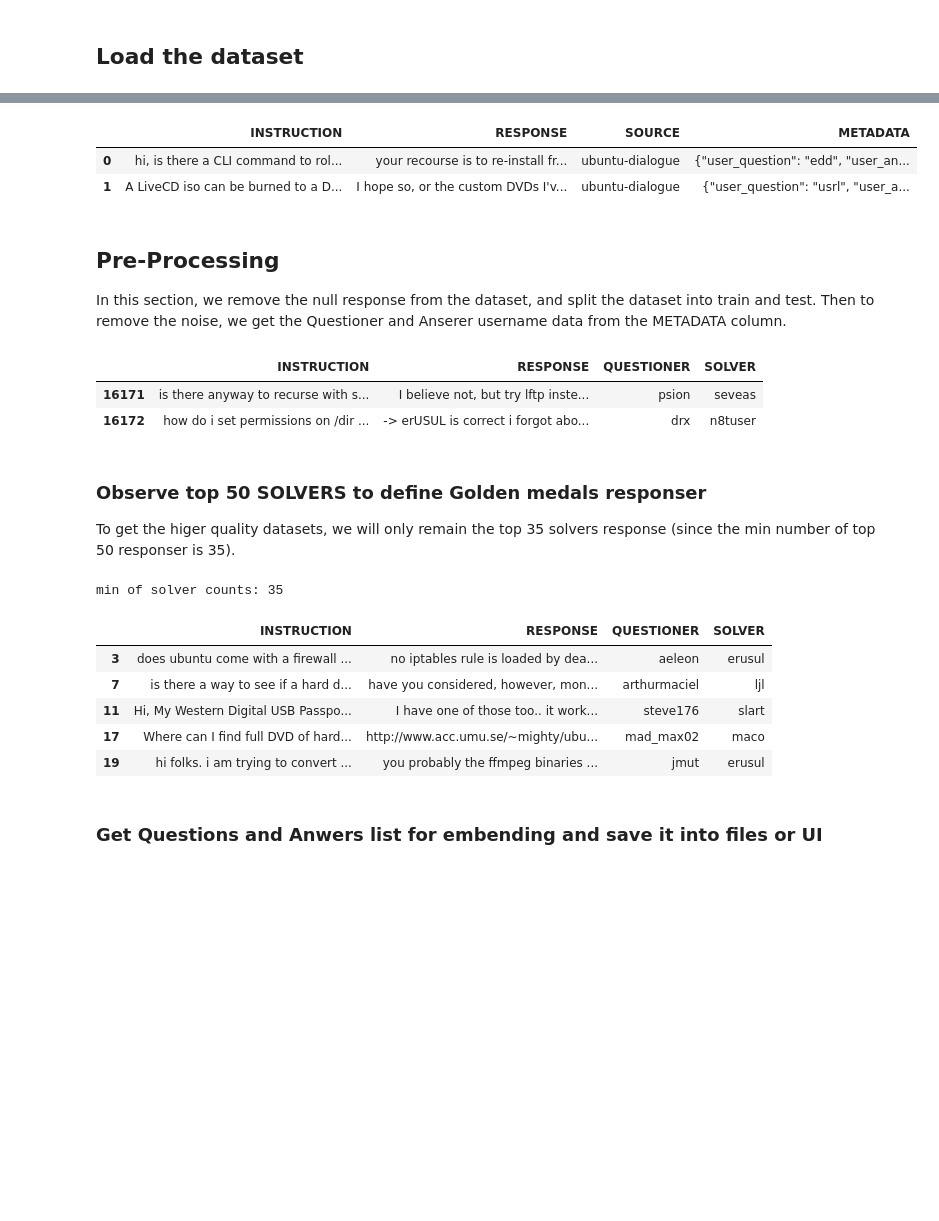
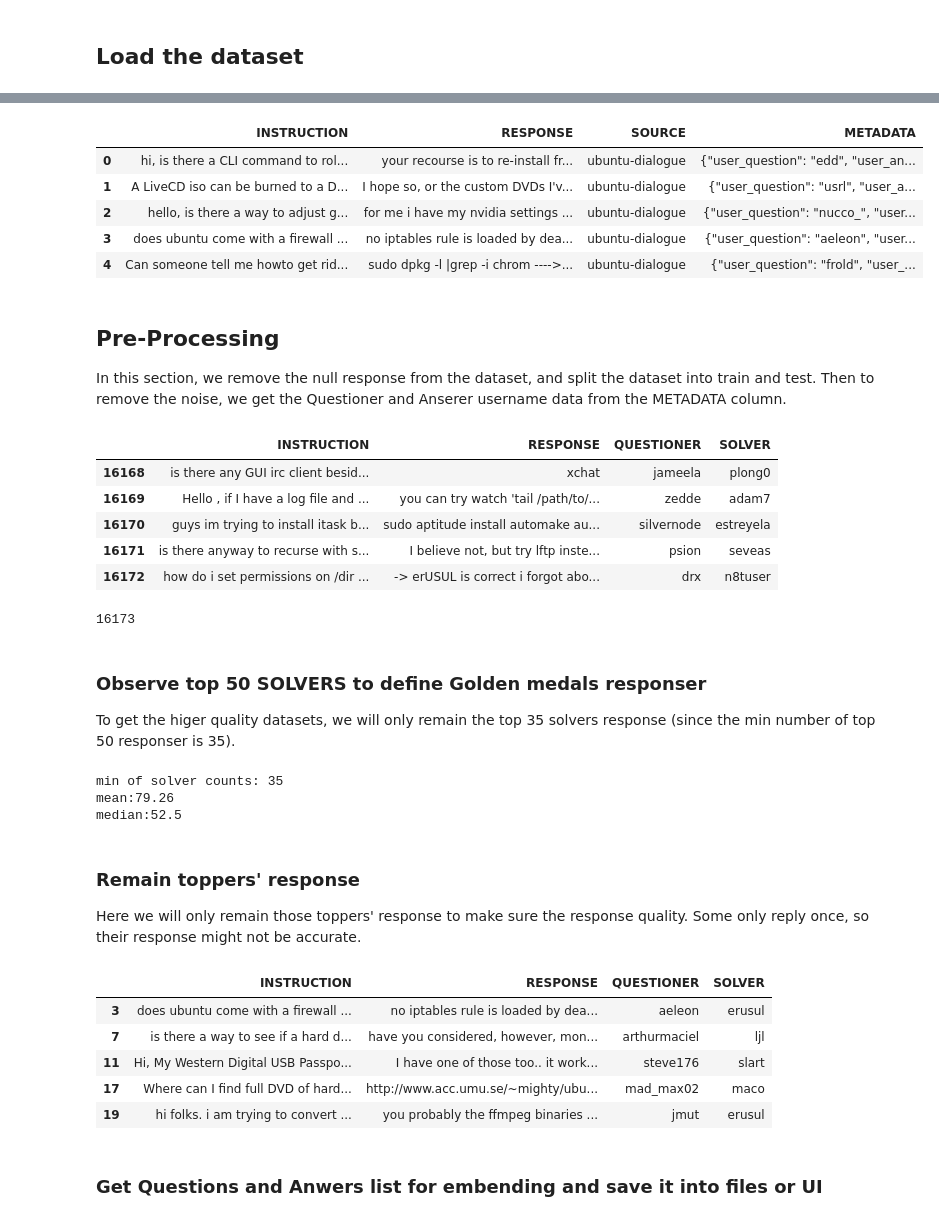
Before and after one commit to virwang/Fanshawe_NLP01, a Jupyter notebook: project/NLP_Project.ipynb, the cells around one changed output, grey strips where cells are left out. Drawn from its saved outputs; the diff is of its cells as text; code cells hidden in the pictures; blank space fills up the shorter version.

```diff
--- a/project/NLP_Project.ipynb
+++ b/project/NLP_Project.ipynb
@@ -93,5 +101,5 @@ warnings.filterwarnings("ignore")
 dataset = load_dataset("sedthh/ubuntu_dialogue_qa",verification_mode="no_checks")
 # train dataset
 df = pd.DataFrame(dataset['train'])
-display(df.head(2))
+display(df.head())
 # %% [output]
@@ -98,6 +108,9 @@ display(df.head(2))
 |  | INSTRUCTION | RESPONSE | SOURCE | METADATA |
 | 0 | hi, is there a CLI command to rol... | your recourse is to re-install fr... | ubuntu-dialogue | {"user_question": "edd", "user_an... |
 | 1 | A LiveCD iso can be burned to a D... | I hope so, or the custom DVDs I'v... | ubuntu-dialogue | {"user_question": "usrl", "user_a... |
+| 2 | hello, is there a way to adjust g... | for me i have my nvidia settings ... | ubuntu-dialogue | {"user_question": "nucco_", "user... |
+| 3 | does ubuntu come with a firewall ... | no iptables rule is loaded by dea... | ubuntu-dialogue | {"user_question": "aeleon", "user... |
+| 4 | Can someone tell me howto get rid... | sudo dpkg -l |grep -i chrom ---->... | ubuntu-dialogue | {"user_question": "frold", "user_... |
 # %% [markdown]
 ## Pre-Processing
 
@@ -127,20 +140,38 @@ df['SOLVER'] = df['SOLVER'].str.lower()
 df['QUESTIONER'] = df['QUESTIONER'].str.lower()
 
 df = df.drop(columns=['METADATA','SOURCE'])
-display(df.tail(2))
+display(df.tail())
+print(len(df))
 # %% [output]
 |  | INSTRUCTION | RESPONSE | QUESTIONER | SOLVER |
+| 16168 | is there any GUI irc client besid... | xchat | jameela | plong0 |
+| 16169 | Hello , if I have a log file and ... | you can try watch 'tail /path/to/... | zedde | adam7 |
+| 16170 | guys im trying to install itask b... | sudo aptitude install automake au... | silvernode | estreyela |
 | 16171 | is there anyway to recurse with s... | I believe not, but try lftp inste... | psion | seveas |
 | 16172 | how do i set permissions on /dir ... | -> erUSUL is correct i forgot abo... | drx | n8tuser |
+16173
 # %% [markdown]
 ### Observe top 50 SOLVERS to define Golden medals responser
 
 To get the higer quality datasets, we will only remain the top 35 solvers response (since the min number of top 50 responser is 35).
+# %%
+# top 50 response
+solver_counts =  df['SOLVER'].value_counts().head(50)
+print(f"min of solver counts: {min(solver_counts)}")
+
+solver_cnt = df['SOLVER'].value_counts()
+
+print(f"mean:{solver_counts.mean()}")
+print(f"median:{solver_counts.median()}")
+# %% [output]
+min of solver counts: 35
+mean:79.26
+median:52.5
+# %% [markdown]
+### Remain toppers' response
+
+Here we will only remain those toppers' response to make sure the response quality. Some only reply once, so their response might not be accurate.
 # %%
-# top 50 response
-solver_counts =  df['SOLVER'].value_counts().head(50)
-print(f"min of solver counts: {min(solver_counts)}")
-
 # Get solvers
 top_solvers = solver_counts[solver_counts>=35].index
 
@@ -150,9 +181,8 @@ df_pro = df[df['SOLVER'].isin(top_solvers)].copy()
 ## Remove short response
 df_refined = df_pro[df_pro['RESPONSE'].str.len() > 30].copy()
 
-display(df_refined.head(5))
+display(df_refined.head())
 # %% [output]
-min of solver counts: 35
 |  | INSTRUCTION | RESPONSE | QUESTIONER | SOLVER |
 | 3 | does ubuntu come with a firewall ... | no iptables rule is loaded by dea... | aeleon | erusul |
 | 7 | is there a way to see if a hard d... | have you considered, however, mon... | arthurmaciel | ljl |
```
Also changed, not shown: parts of 10 cells of this notebook.
